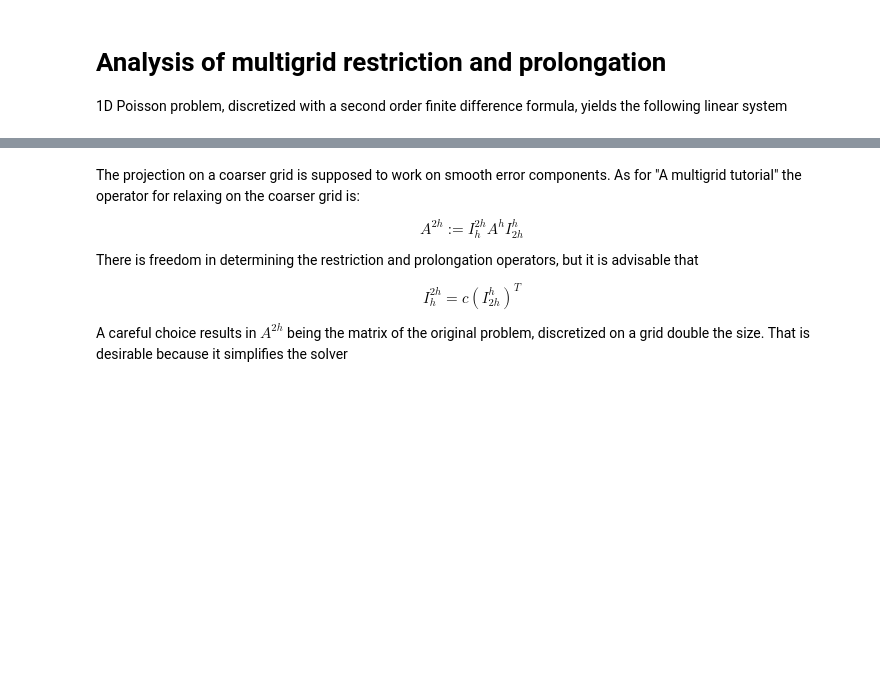
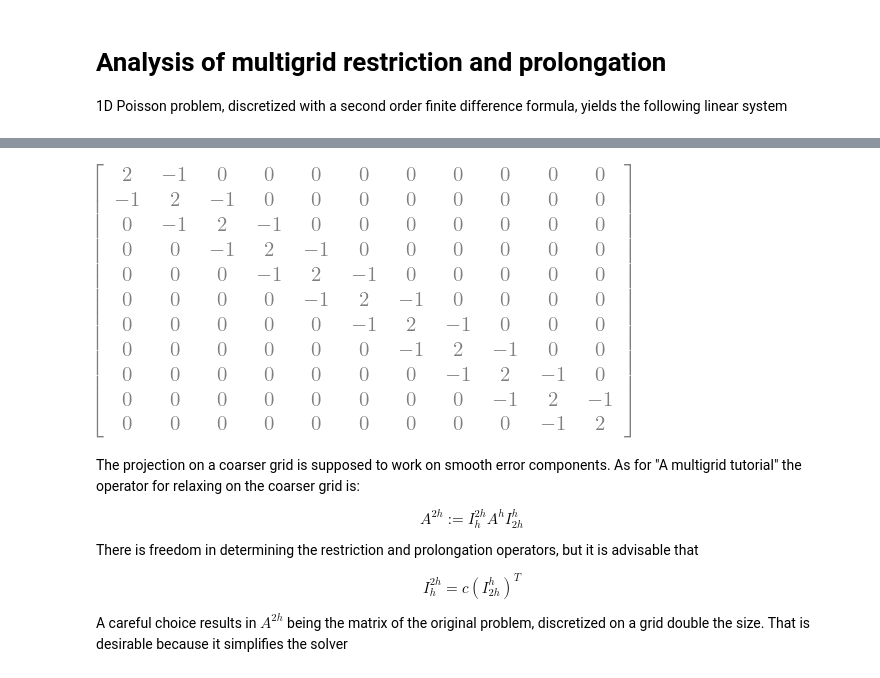
Before and after one commit to FattiMei/multigrid, a Jupyter notebook: analysis/restriction.ipynb, the cells around one changed output, grey strips where cells are left out. Cells and saved outputs as stored; diff of their text form; code cells hidden in the pictures; blank space fills up the shorter version.

```diff
--- a/analysis/restriction.ipynb
+++ b/analysis/restriction.ipynb
@@ -2,28 +2,34 @@
 # Analysis of multigrid restriction and prolongation
 1D Poisson problem, discretized with a second order finite difference formula, yields the following linear system
 # %%
+import numpy as np
 import sympy as sym
 sym.init_printing()
 
 
-h = sym.symbols('h')
-n = 17
-m = 1 + (n-1)//2
+n = 11
+m = (n-1)//2
 
 
-def build_poisson_operator_1d(n):
-    A = sym.zeros(n,n)
+# assuming to solve an homogeneous Dirichlet problem,
+# we don't store boundary terms
+def build_poisson_1d(n: int):
+    assert(n > 0)
 
-    A[0,0] = 1
-    A[n-1,n-1] = 1
+    A = sym.zeros(n)
 
-    for i in range(1,n-1):
-        A[i,i-1] = -1 / h**2
-        A[i,i]   =  2 / h**2
-        A[i,i+1] = -1 / h**2
+    for i in range(n):
+        A[i,i] = 2
+
+        if i > 0:
+            A[i,i-1] = -1
+
+        if i < n-1:
+            A[i,i+1] = -1
 
     return A
 
-A = build_poisson_operator_1d(n)
+
+A = build_poisson_1d(n)
 A
 # %% [output]
@@ -31,3 +36,4 @@ $\displaystyle \left[\begin{array}{ccccccccccccccccc}1 & 0 & 0 & 0 & 0 & 0 & 0 &
+[figure, added]
 # %% [markdown]
 The projection on a coarser grid is supposed to work on smooth error components. As for "A multigrid tutorial" the operator for relaxing on the coarser grid is:
 
```
Also changed, not shown: parts of 23 cells of this notebook.
